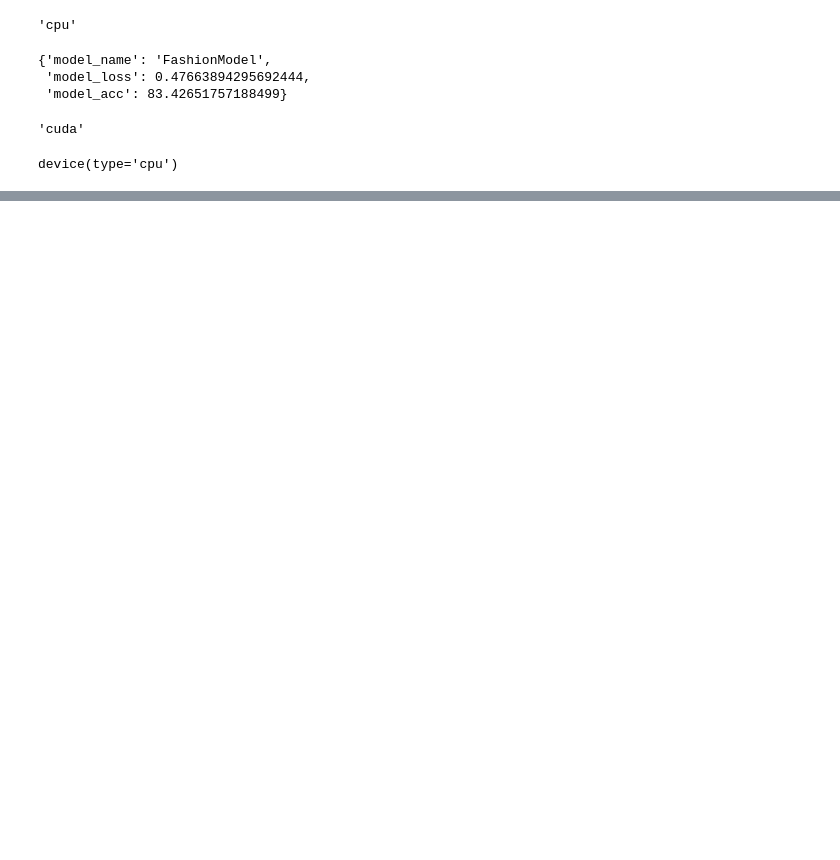
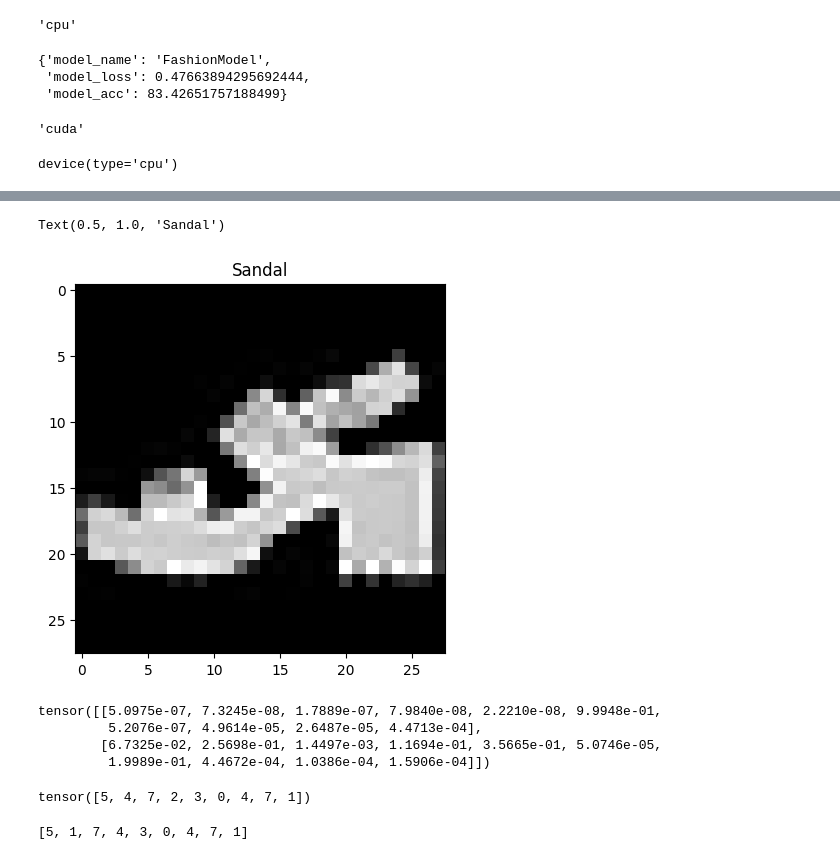
Before and after one commit to BaggyBro/MachineLearning_concepts, a Jupyter notebook: torchy/CNN.ipynb, the cells around one changed output, grey strips where cells are left out. Saved outputs shown, nothing was run; the diff lists cells and outputs as text; code cells hidden in the pictures; blank space fills up the shorter version.

```diff
--- a/torchy/CNN.ipynb
+++ b/torchy/CNN.ipynb
@@ -42,7 +42,8 @@ len(train_dataset), len(test_dataset)
 # %% [output]
 (60000, 10000)
 # %%
-train_dataset.classes
+class_names = train_dataset.classes
+class_names
 # %% [output]
 ['T-shirt/top',
  'Trouser',
@@ -498,0 +806,23 @@ eval_model(model_1, test_dataloader, loss_fn, accuracy_fn)
+# %%
+plt.imshow(test_samples[0].squeeze(), cmap="gray")
+plt.title(class_names[test_labels[0]])
+# %% [output]
+Text(0.5, 1.0, 'Sandal')
+[figure, added]
+# %%
+pred_probs = make_predictions(model_2, test_samples)
+pred_probs[:2]
+# %% [output]
+tensor([[5.0975e-07, 7.3245e-08, 1.7889e-07, 7.9840e-08, 2.2210e-08, 9.9948e-01,
+         5.2076e-07, 4.9614e-05, 2.6487e-05, 4.4713e-04],
+        [6.7325e-02, 2.5698e-01, 1.4497e-03, 1.1694e-01, 3.5665e-01, 5.0746e-05,
+         1.9989e-01, 4.4672e-04, 1.0386e-04, 1.5906e-04]])
+# %%
+pred_classes = pred_probs.argmax(dim=1)
+pred_classes
+# %% [output]
+tensor([5, 4, 7, 2, 3, 0, 4, 7, 1])
+# %%
+test_labels
+# %% [output]
+[5, 1, 7, 4, 3, 0, 4, 7, 1]
```
Also changed, not shown: parts of 28 cells of this notebook.
